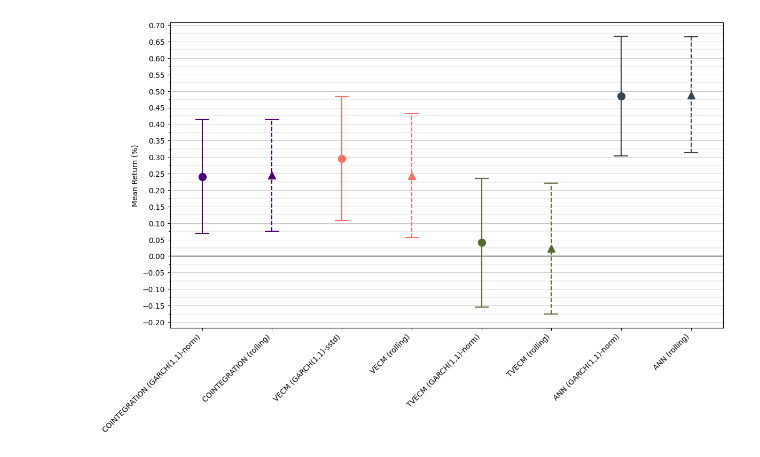
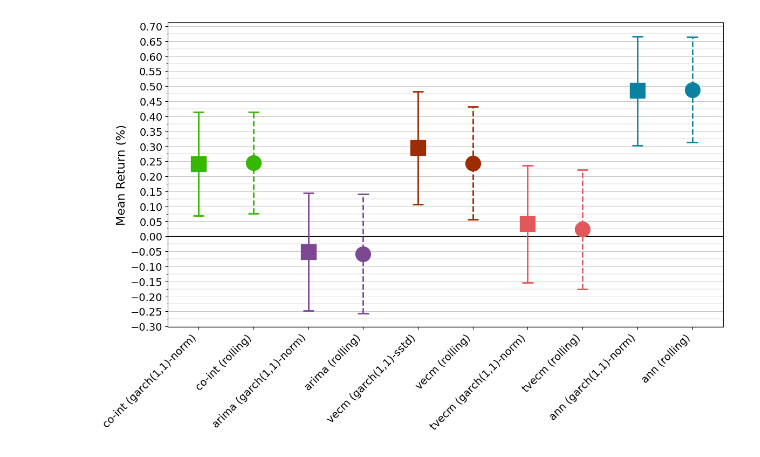
Before and after one commit to sindrjha/statistical-arbitrage, a Jupyter notebook: trading/trading_comparison.ipynb, the cells around one changed output. Drawn from its saved outputs; the diff is of its cells as text; code cells hidden in the pictures.

```diff
--- a/trading/trading_comparison.ipynb
+++ b/trading/trading_comparison.ipynb
@@ -149,7 +156,8 @@ df.to_excel("trading_comparison.xlsx", index=False, engine='openpyxl')
 # %%
 # List of pairs and models to filter by
 pairs = ['ttf - the', 'ttf - nbp', 'the - nbp']
-models = ['ols', 'vecm', 'tvecm_long_t1', 'ann']
+#models = ['ols', 'arima', 'vecm', 'tvecm_long_t1', 'ann', 'naive', 'perfect_information']
+models = ['ols', 'arima', 'vecm', 'tvecm_long_t1', 'ann']
 
 # Dictionary to hold the filtered dataframes for each pair
 filtered_dataframes = {}
@@ -173,8 +181,13 @@ for pair in pairs:
             # Find the rolling model
             rolling_model = df_model[df_model['Volatility_model'].str.contains('rolling')].sort_values(by='Mean', ascending=False).head(1)
 
+
             # Append the highest performing GARCH and rolling models to the filtered DataFrame
             df_filtered = pd.concat([df_filtered, garch_model, rolling_model])
+
+        if model in ["naive", "perfect_information"]:
+
+            df_filtered = pd.concat([df_filtered, df_model.head(1)])
 
     # Store the filtered DataFrame in the dictionary
     filtered_dataframes[pair] = df_filtered
@@ -202,6 +217,13 @@ import numpy as np
 
 # Set the pair as a variable
 pair = 'the - nbp'  # Change this to any other pair, e.g., 'ttf - nbp', 'the - nbp'
+
+plt.rc('font', size=14)  # Set default text size
+plt.rc('axes', titlesize=18)  # Font size of the title
+plt.rc('axes', labelsize=16)  # Font size of the x and y labels
+plt.rc('xtick', labelsize=14)  # Font size of the x tick labels
+plt.rc('ytick', labelsize=14)  # Font size of the y tick labels
+plt.rc('legend', fontsize=14)  # Font size of the legend
 
 # Assuming 'filtered_dataframes' already exists and contains the filtered DataFrame for the selected pair
 df_plot = filtered_dataframes[pair]
@@ -211,9 +233,9 @@ def map_volatility_model(vol_model):
     if 'GARCH' in vol_model:
         # Normalize and format GARCH models
         if vol_model.startswith('sGARCH'):
-            base = 'GARCH'
+            base = 'garch'
         else:
-            base = vol_model.split('_')[0].upper()
+            base = vol_model.split('_')[0]
 
         # Determine the order (2,1) or (1,1)
         order = '(2,1)' if '21' in vol_model else '(1,1)'
@@ -232,38 +254,48 @@ df_plot['Volatility_model_mapped'] = df_plot['Volatility_model'].apply(map_volat
 # Update the Model column to capitalize and rename specific models
 def map_model_name(model):
     if model == 'ann':
-        return 'ANN'
+        return 'ann'
     elif model == 'vecm':
-        return 'VECM'
+        return 'vecm'
     elif model == 'tvecm_long_t1':
-        return 'TVECM'
+        return 'tvecm'
     elif model == 'ols':
-        return 'COINTEGRATION'
+        return 'co-int'
+    elif model == 'naive':
+        return 'naïve'
+    elif model == 'perfect_information':
+        return 'Perfect information'
     else:
         return model
 
 # Apply the mapping to the Model column
 df_plot['Model_mapped'] = df_plot['Model'].apply(map_model_name)
 
-# Extract the relevant columns for plotting with updated model and volatility model names
-models_plot = df_plot['Model_mapped'] + " (" + df_plot['Volatility_model_mapped'] + ")"
+
+df_plot['models_plot'] = np.where(
+    df_plot['Volatility_model_mapped'] == " ",
+    df_plot['Model_mapped'],
+    df_plot['Model_mapped'] + " (" + df_plot['Volatility_model_mapped'] + ")"
+)
+
 means_plot = df_plot['Mean'].astype(float)
 ci_lower_err_plot = means_plot - df_plot['Confidence_Interval'].str.split(' ').str[0].str.rstrip('%').astype(float)
-ci_upper_err_plot = abs(df_plot['Confidence_Interval'].str.split(' ').str[1].str.rstrip('%').astype(float)) - means_plot
+ci_upper_err_plot = df_plot['Confidence_Interval'].str.split(' ').str[1].str[1:].str.rstrip('%').astype(float) - means_plot
 
 # Generate a unique color for each model type with the updated names
-unique_models = models_plot.str.split(" ").str[0].unique()
+unique_models = df_plot['models_plot'].str.split(" ").str[0].unique()
 
 # Custom colors for a modern and professional look
-colors = ['#4B0082', '#FF6F61', '#556B2F', '#36454F']
+colors = ['#36b700', '#7e4794', '#9d2c00', '#e25759', '#0b81a2', '#59a89c', '#f0c571']
 
 # Map colors to model types
 model_colors = {model: colors[i % len(colors)] for i, model in enumerate(unique_models)}
 
 # Define markers and line styles for GARCH and rolling models
-marker_styles = {'GARCH': 'o', 'rolling': '^'}  # 'o' for GARCH, '^' for rolling
+marker_styles = {'GARCH': 's', 'rolling': 'o'}  # 'o' for GARCH, '^' for rolling
 line_styles = {'GARCH': '-', 'rolling': '--'}  # Different line styles for error bars
-marker_size = 10
+marker_size = 20
+lw = 2
 cap_width = 0.1  # Width for horizontal cap lines
 
 y_major_ticks = np.arange(-0.5, 1.1, 0.05)  # Major ticks (adjust the step for spacing)
@@ -281,40 +313,40 @@ plt.axhline(0, color='black', linewidth=1, linestyle='-')  # Horizontal line at
 plt.grid(axis='y', linestyle='-', linewidth=0.5, which='major')  # Major gridlines
 plt.grid(axis='y', linestyle='-', linewidth=0.3, which='minor')
 
-for i, (model, mean, vol_model) in enumerate(zip(models_plot, means_plot, df_plot['Volatility_model_mapped'])):
+for i, (model, mean, vol_model) in enumerate(zip(df_plot['models_plot'], means_plot, df_plot['Volatility_model_mapped'])):
     base_model = model.split(" ")[0]  # Extract base model name (e.g., 'COINTEGRATION', 'VECM')
-    marker = marker_styles['GARCH'] if 'GARCH' in vol_model else marker_styles['rolling']
-    line_style = line_styles['GARCH'] if 'GARCH' in vol_model else line_styles['rolling']
+    marker = marker_styles['rolling'] if 'rolling' in vol_model else marker_styles['GARCH']
+    line_style = line_styles['rolling'] if 'rolling' in vol_model else line_styles['GARCH']
 
     # Plot the mean point
     plt.plot(model, mean, marker=marker, color=model_colors[base_model], markersize=marker_size)
 
     # Plot the error bars as custom lines
     plt.vlines(
         model, mean - ci_lower_err_plot.iloc[i], mean + ci_upper_err_plot.iloc[i],
-        colors=model_colors[base_model], linestyles=line_style
+        colors=model_colors[base_model], linestyles=line_style, lw=lw
     )
 
     # Add horizontal caps at the ends of the error bars
     plt.hlines(
         y=mean - ci_lower_err_plot.iloc[i], xmin=i - cap_width, xmax=i + cap_width,
-        colors=model_colors[base_model], linestyles="-"
+        colors=model_colors[base_model], linestyles="-", lw = lw
     )
     plt.hlines(
         y=mean + ci_upper_err_plot.iloc[i], xmin=i - cap_width, xmax=i + cap_width,
-        colors=model_colors[base_model], linestyles="-"
+        colors=model_colors[base_model], linestyles="-", lw = lw
     )
 
 # Adding labels and title
 
 plt.ylabel('Mean Return (%)')
 plt.xticks(rotation=45, ha='right')
 
 # Display the plot
 plt.tight_layout()
 plt.show()
 # %% [output]
-[figure, old version]
+[figure, new version]
 # %%
 df_plot
 # %% [output]
```
Also changed, not shown: parts of 4 cells of this notebook, 40 other files.
